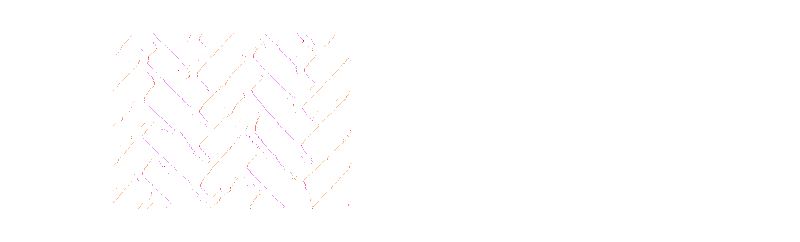
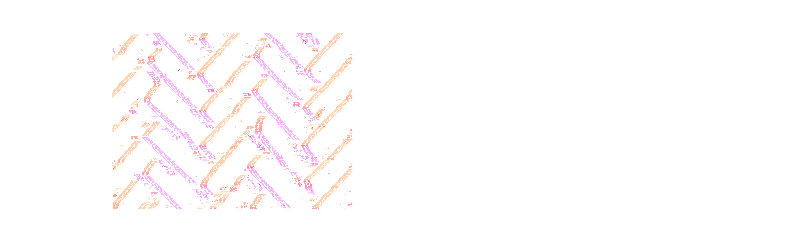
Before and after one commit to DensoITLab/tegbp, a Jupyter notebook: vis_result.ipynb, the cells around one changed output. Saved outputs shown, nothing was run; the diff lists cells and outputs as text; code cells hidden in the pictures.

```diff
--- a/vis_result.ipynb
+++ b/vis_result.ipynb
@@ -9,6 +9,8 @@ W, H, C = 272,208, 2
 run_cpp= True
 
 if run_cpp:
+    res = command.run(['rm', 'result/flo.png'])
+    res = command.run(['rm', 'result/flo.bin'])
     res = command.run(['./process', '64'])
     print(res.output)
     print(res.exit)
@@ -24,3 +26,3 @@ b'x,y,t,p,vx_perp,vy_perp\ndone..\nWork took 0.007704 seconds for 1 K events (nu
 0
 (208, 272, 2)
-[figure, old version]
+[figure, new version]
```
Also changed, not shown: parts of 1 cell of this notebook, 3 other files.
